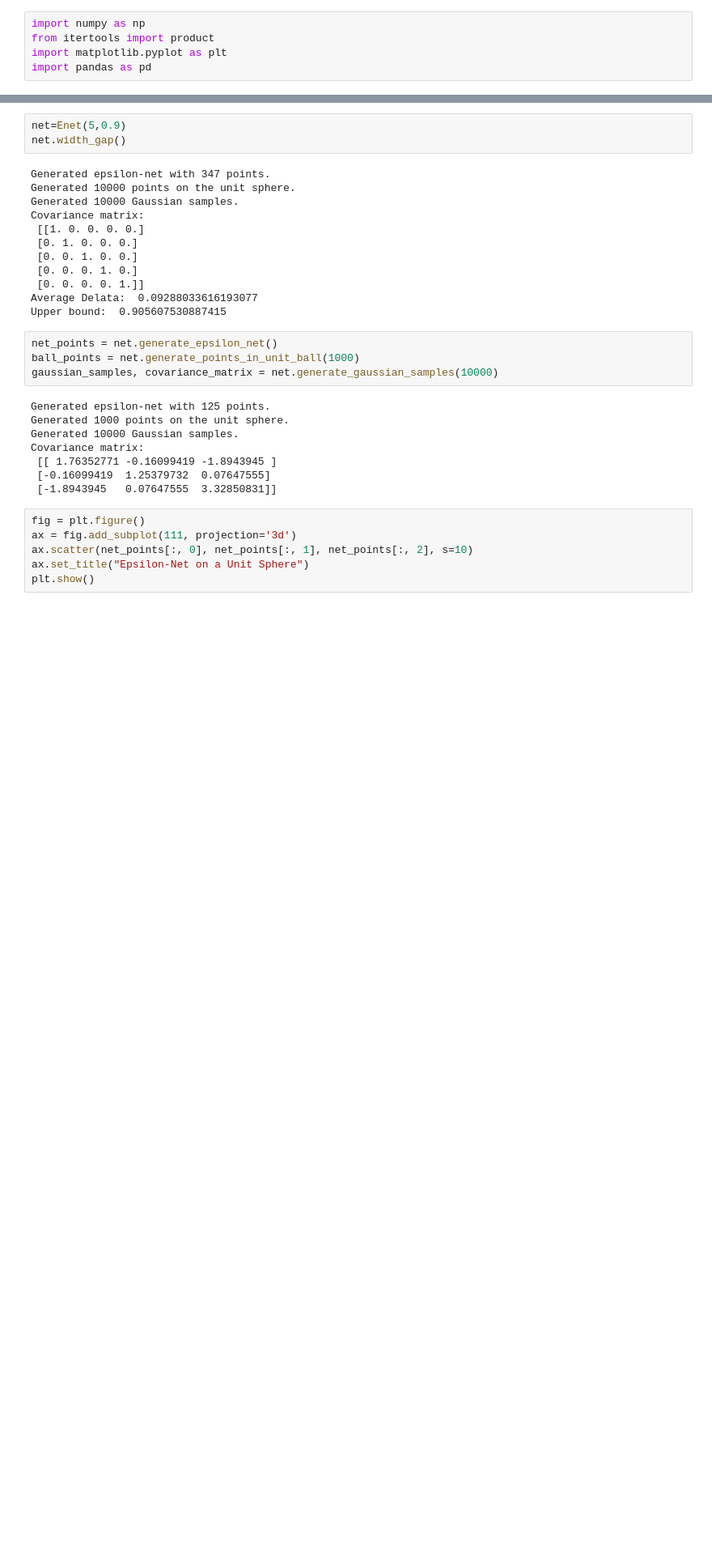
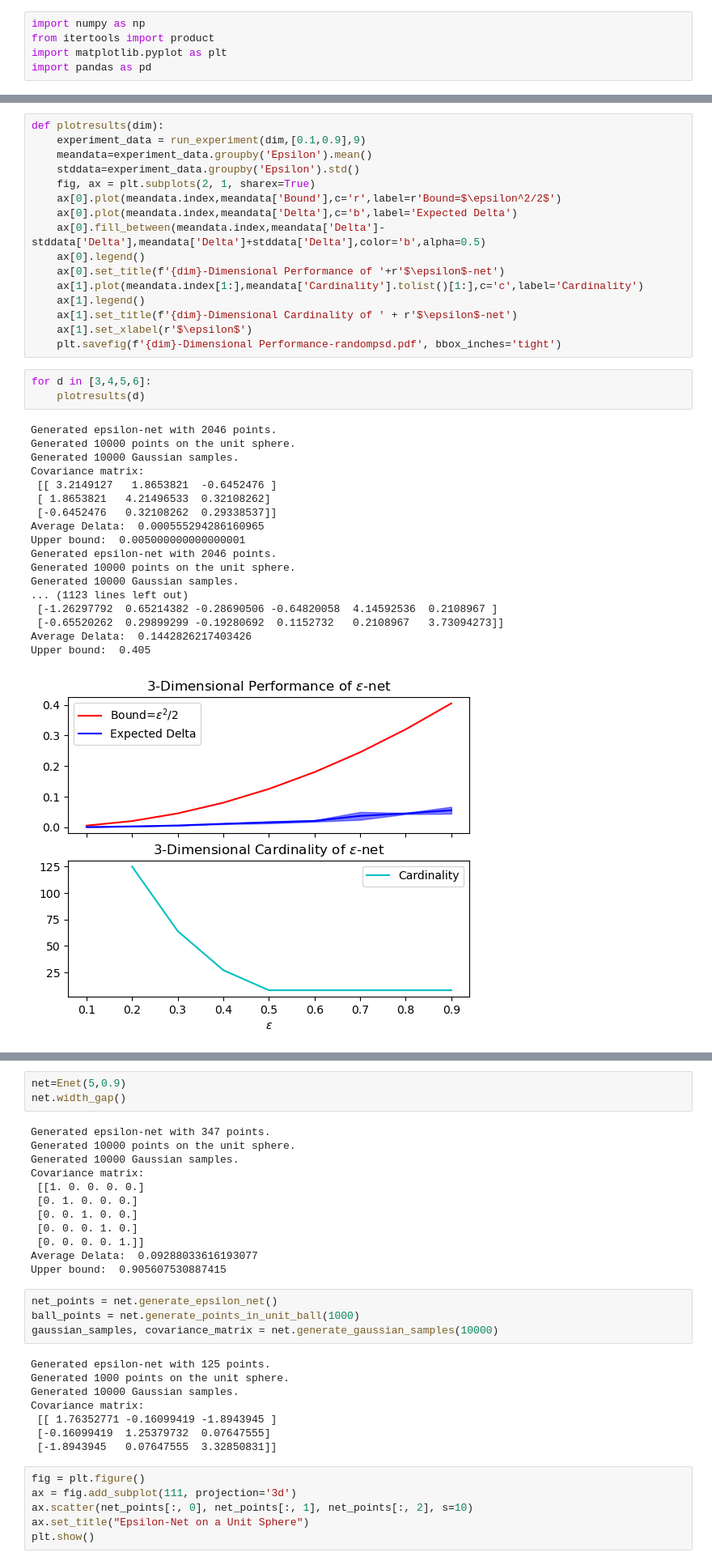
Before and after one commit to Quan-Zhou/MAB, a Jupyter notebook: Enet.ipynb, the cells around one changed output, grey strips where cells are left out. Shown at 81% size. Saved outputs shown, nothing was run; the diff lists cells and outputs as text; blank space fills up the shorter version.

```diff
--- a/Enet.ipynb
+++ b/Enet.ipynb
@@ -167,0 +173,38 @@ def run_experiment(dim, epsilonrange, trials):
+# %%
+def plotresults(dim):
+    experiment_data = run_experiment(dim,[0.1,0.9],9)
+    meandata=experiment_data.groupby('Epsilon').mean()
+    stddata=experiment_data.groupby('Epsilon').std()
+    fig, ax = plt.subplots(2, 1, sharex=True)
+    ax[0].plot(meandata.index,meandata['Bound'],c='r',label=r'Bound=$\epsilon^2/2$')
+    ax[0].plot(meandata.index,meandata['Delta'],c='b',label='Expected Delta')
+    ax[0].fill_between(meandata.index,meandata['Delta']-stddata['Delta'],meandata['Delta']+stddata['Delta'],color='b',alpha=0.5)
+    ax[0].legend()
+    ax[0].set_title(f'{dim}-Dimensional Performance of '+r'$\epsilon$-net')
+    ax[1].plot(meandata.index[1:],meandata['Cardinality'].tolist()[1:],c='c',label='Cardinality')
+    ax[1].legend()
+    ax[1].set_title(f'{dim}-Dimensional Cardinality of ' + r'$\epsilon$-net')
+    ax[1].set_xlabel(r'$\epsilon$')
+    plt.savefig(f'{dim}-Dimensional Performance-randompsd.pdf', bbox_inches='tight')
+# %%
+for d in [3,4,5,6]:
+    plotresults(d)
+# %% [output]
+Generated epsilon-net with 2046 points.
+Generated 10000 points on the unit sphere.
+Generated 10000 Gaussian samples.
+Covariance matrix:
+ [[ 3.2149127   1.8653821  -0.6452476 ]
+ [ 1.8653821   4.21496533  0.32108262]
+ [-0.6452476   0.32108262  0.29338537]]
+Average Delata:  0.000555294286160965
+Upper bound:  0.005000000000000001
+Generated epsilon-net with 2046 points.
+Generated 10000 points on the unit sphere.
+Generated 10000 Gaussian samples.
+... (1123 lines left out)
+ [-1.26297792  0.65214382 -0.28690506 -0.64820058  4.14592536  0.2108967 ]
+ [-0.65520262  0.29899299 -0.19280692  0.1152732   0.2108967   3.73094273]]
+Average Delata:  0.1442826217403426
+Upper bound:  0.405
+[figure, added]
```
Also changed, not shown: parts of 9 cells of this notebook, 7 other files.
